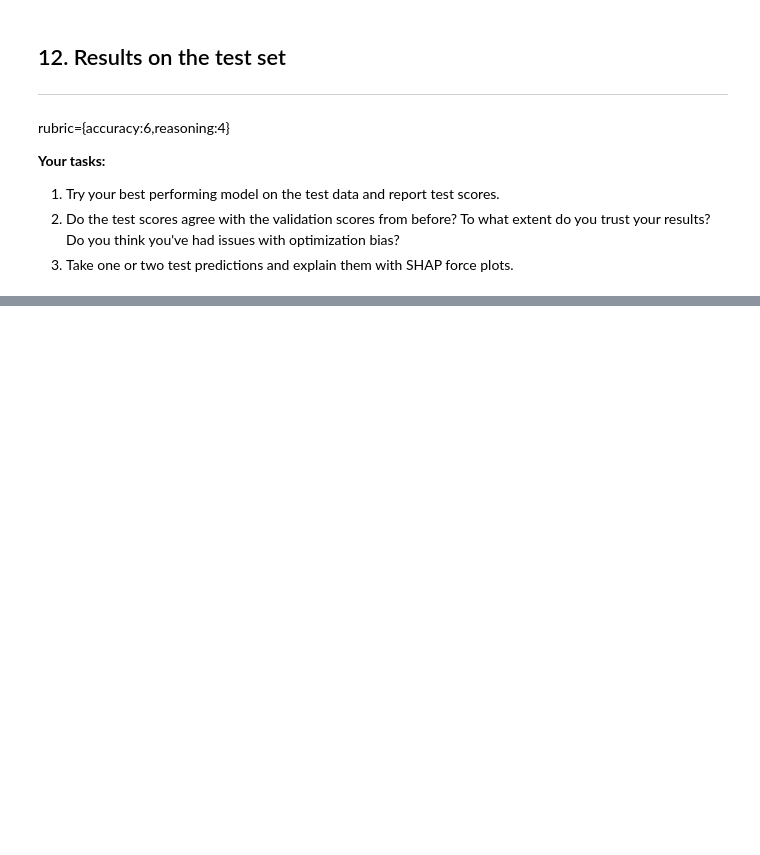
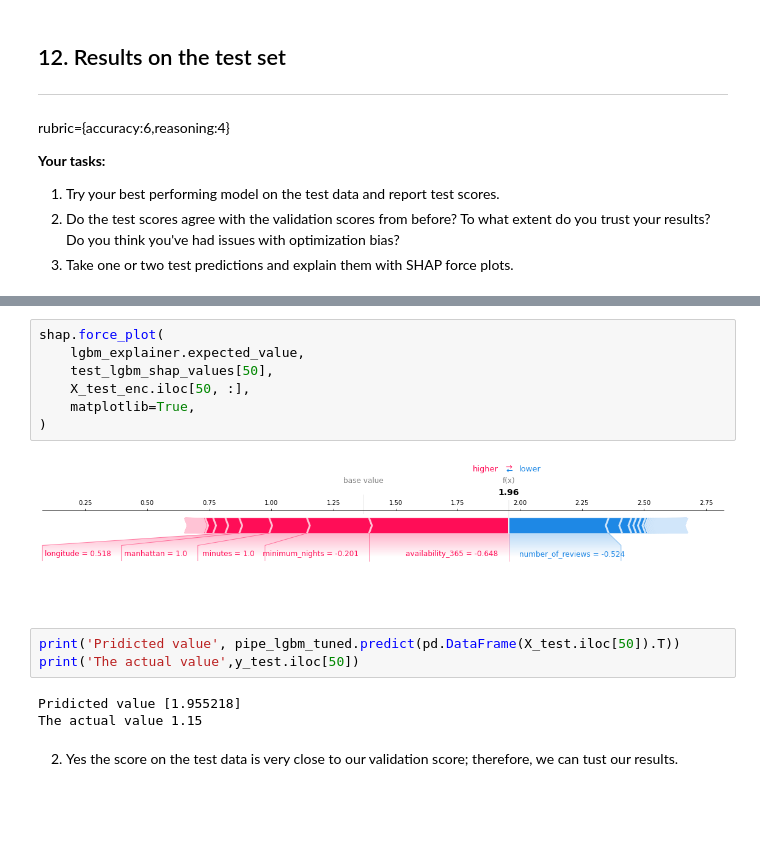
Before and after one commit to rezam747/573_lab4, a Jupyter notebook: lab4.ipynb, the cells around one changed output, grey strips where cells are left out. Drawn from its saved outputs; the diff is of its cells as text; blank space fills up the shorter version.

```diff
--- a/lab4.ipynb
+++ b/lab4.ipynb
@@ -568,3 +669,20 @@ random_search.score(X_test, y_test)
+# %%
+shap.force_plot(
+    lgbm_explainer.expected_value,
+    test_lgbm_shap_values[50],
+    X_test_enc.iloc[50, :],
+    matplotlib=True,
+)
+# %% [output]
+[figure, added]
+# %%
+print('Pridicted value', pipe_lgbm_tuned.predict(pd.DataFrame(X_test.iloc[50]).T))
+print('The actual value',y_test.iloc[50])
+# %% [output]
+Pridicted value [1.955218]
+The actual value 1.15
+# %% [markdown]
+2) Yes the score on the test data is very close to our validation score; therefore, we can tust our results.
 # %% [markdown]
 <br><br>
 # %% [markdown]
```
Also changed, not shown: parts of 21 cells of this notebook.
